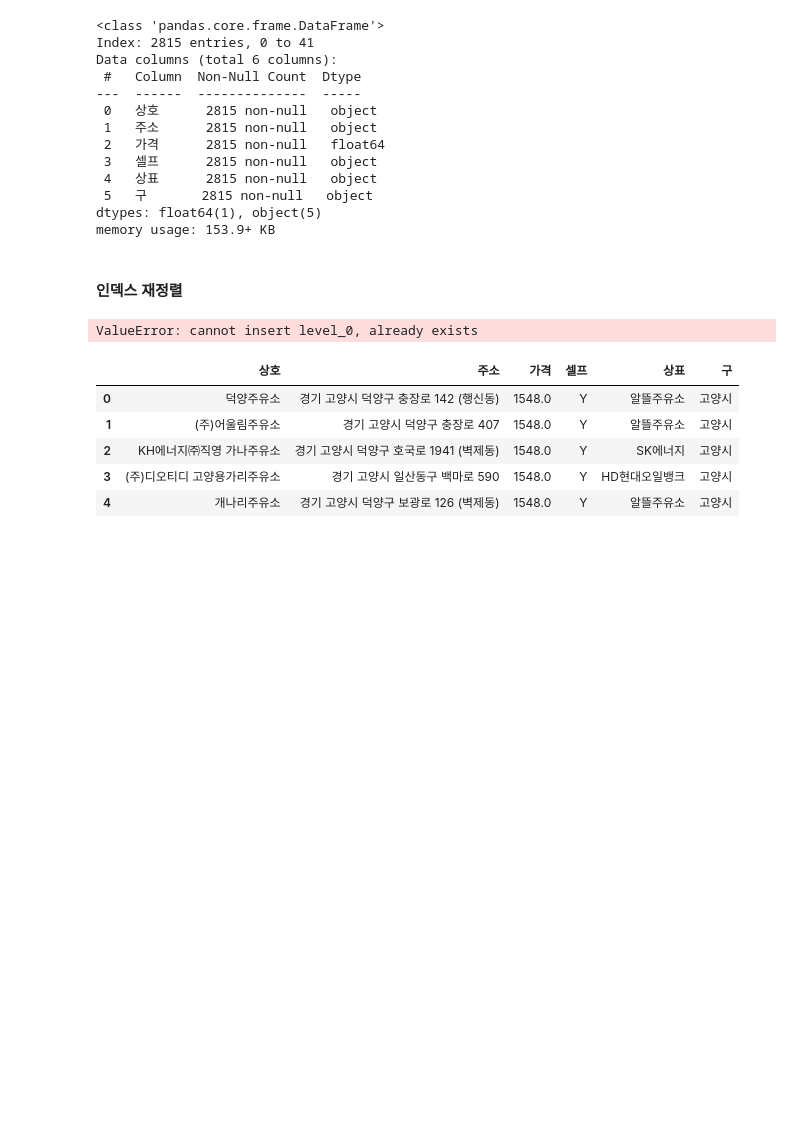
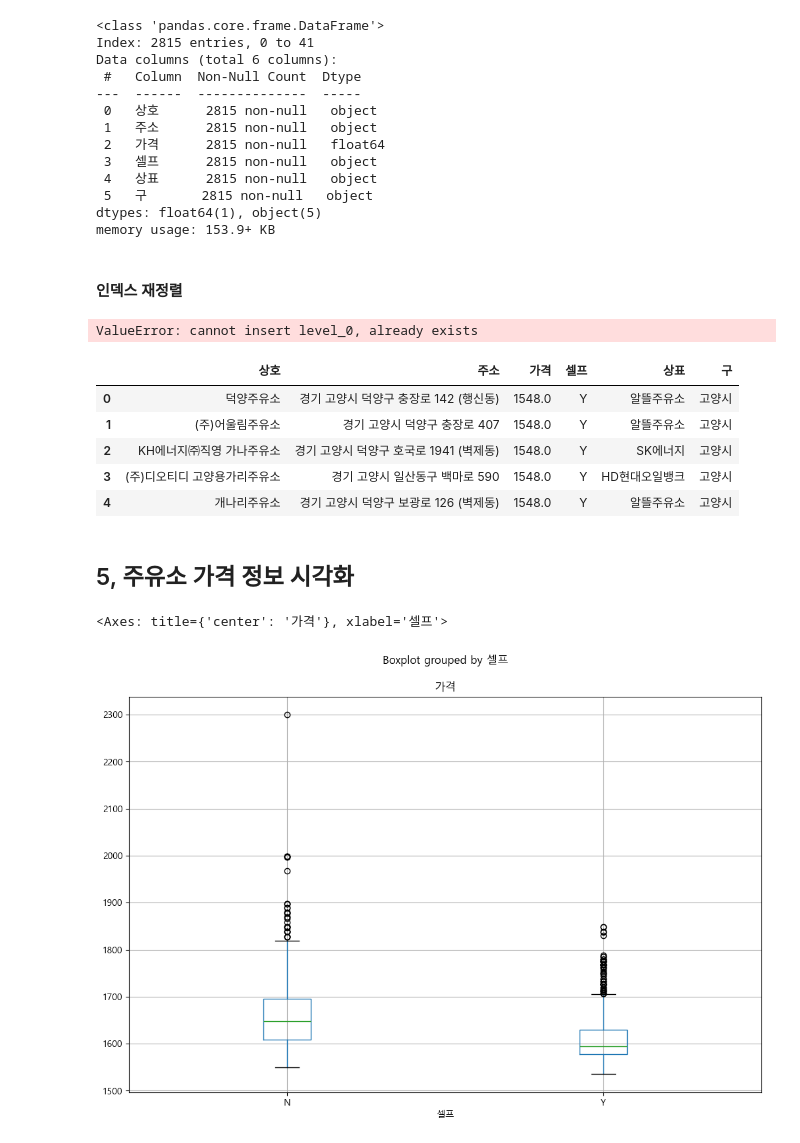
Before and after one commit to instar94/ml_tutorial, a Jupyter notebook: 04.EDA/ds_study/code/04.Oil_Price_Analysis/04.Oil_Price_Analysis.ipynb, the cells around one changed output. Drawn from its saved outputs; the diff is of its cells as text; code cells hidden in the pictures; blank space fills up the shorter version.

```diff
--- a/04.EDA/ds_study/code/04.Oil_Price_Analysis/04.Oil_Price_Analysis.ipynb
+++ b/04.EDA/ds_study/code/04.Oil_Price_Analysis/04.Oil_Price_Analysis.ipynb
@@ -587,3 +587,5 @@ stations.head()
 | 2 | KH에너지㈜직영 가나주유소 | 경기 고양시 덕양구 호국로 1941 (벽제동) | 1548.0 | Y | SK에너지 | 고양시 |
 | 3 | (주)디오티디 고양용가리주유소 | 경기 고양시 일산동구 백마로 590 | 1548.0 | Y | HD현대오일뱅크 | 고양시 |
 | 4 | 개나리주유소 | 경기 고양시 덕양구 보광로 126 (벽제동) | 1548.0 | Y | 알뜰주유소 | 고양시 |
+# %% [markdown]
+## 5, 주유소 가격 정보 시각화
@@ -589,0 +608,6 @@ stations.head()
+# %%
+#### boxplot
+stations.boxplot(column="가격", by="셀프", figsize=(12, 8))
+# %% [output]
+<Axes: title={'center': '가격'}, xlabel='셀프'>
+[figure, added]
```
Also changed, not shown: parts of 8 cells of this notebook, 1 other file.
